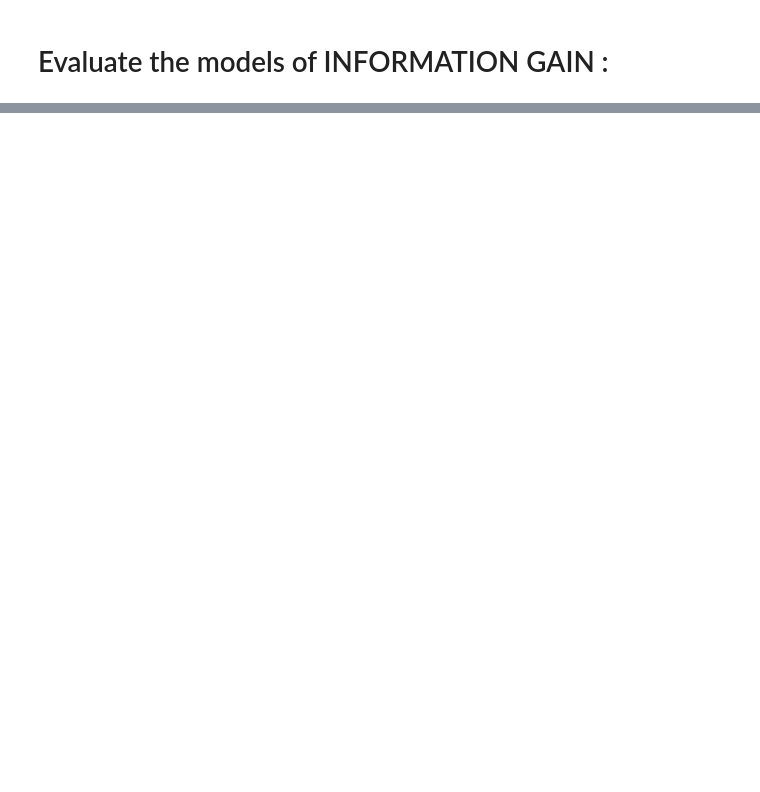
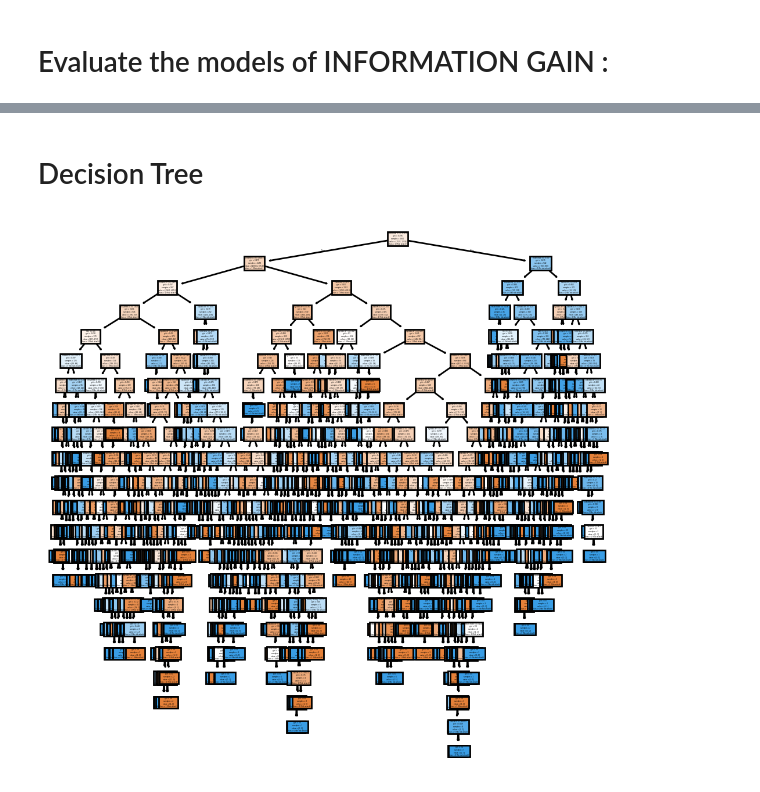
Before and after one commit to FajerAlamro/IT326-Project, a Jupyter notebook: Phase3.ipynb, the cells around one changed output, grey strips where cells are left out. Drawn from its saved outputs; the diff is of its cells as text; code cells hidden in the pictures; blank space fills up the shorter version.

```diff
--- a/Phase3.ipynb
+++ b/Phase3.ipynb
@@ -426,0 +507,17 @@ The accuracy rate was recorded at 51%, indicating moderate predictions made by t
+# %% [markdown]
+# Decision Tree
+# %%
+# Plot the decision tree for Gini index
+fig, axes = plt.subplots(nrows=1, ncols=1, figsize=(6, 6), dpi=200)
+
+class_labels = {1: '1 (Risk attack)', 0: '0 (No risk attack)'}
+
+tree.plot_tree(clf_gini,
+               feature_names=fn,
+               class_names=[class_labels[1], class_labels[0]],
+               filled=True
+               )
+
+plt.show()
+# %% [output]
+[figure, added]
```
Also changed, not shown: parts of 61 cells of this notebook, 2 other files.
